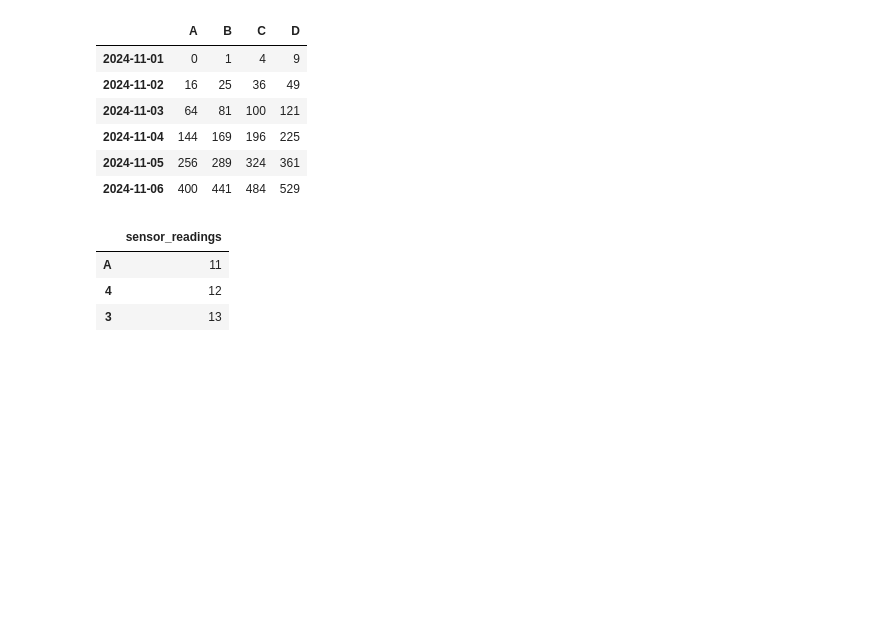
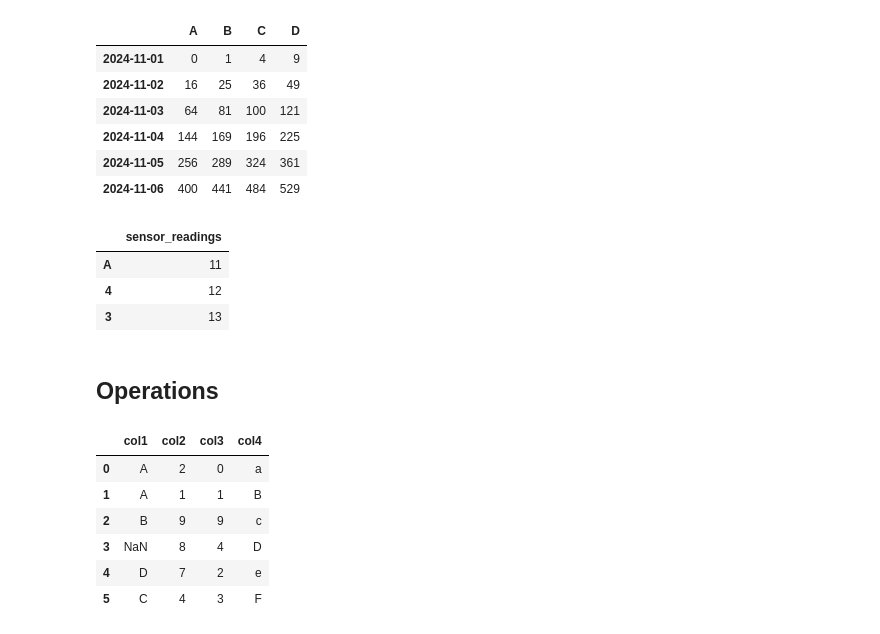
Before and after one commit to ardenpalme/Investment_Strategy, a Jupyter notebook: Pandas.ipynb, the cells around one changed output. Saved outputs shown, nothing was run; the diff lists cells and outputs as text; code cells hidden in the pictures; blank space fills up the shorter version.

```diff
--- a/Pandas.ipynb
+++ b/Pandas.ipynb
@@ -289,3 +289,21 @@ pd.DataFrame({"sensor_readings":[11,12,13]}, index=idx)
 | A | 11 |
 | 4 | 12 |
 | 3 | 13 |
+# %% [markdown]
+## Operations
+# %%
+df = pd.DataFrame({
+    'col1': ['A', 'A', 'B', np.nan, 'D', 'C'],
+    'col2': [2, 1, 9, 8, 7, 4],
+    'col3': [0, 1, 9, 4, 2, 3],
+    'col4': ['a', 'B', 'c', 'D', 'e', 'F']
+})
+df
+# %% [output]
+|  | col1 | col2 | col3 | col4 |
+| 0 | A | 2 | 0 | a |
+| 1 | A | 1 | 1 | B |
+| 2 | B | 9 | 9 | c |
+| 3 | NaN | 8 | 4 | D |
+| 4 | D | 7 | 2 | e |
+| 5 | C | 4 | 3 | F |
```
Also changed, not shown: parts of 1 cell of this notebook, 4 other files.
